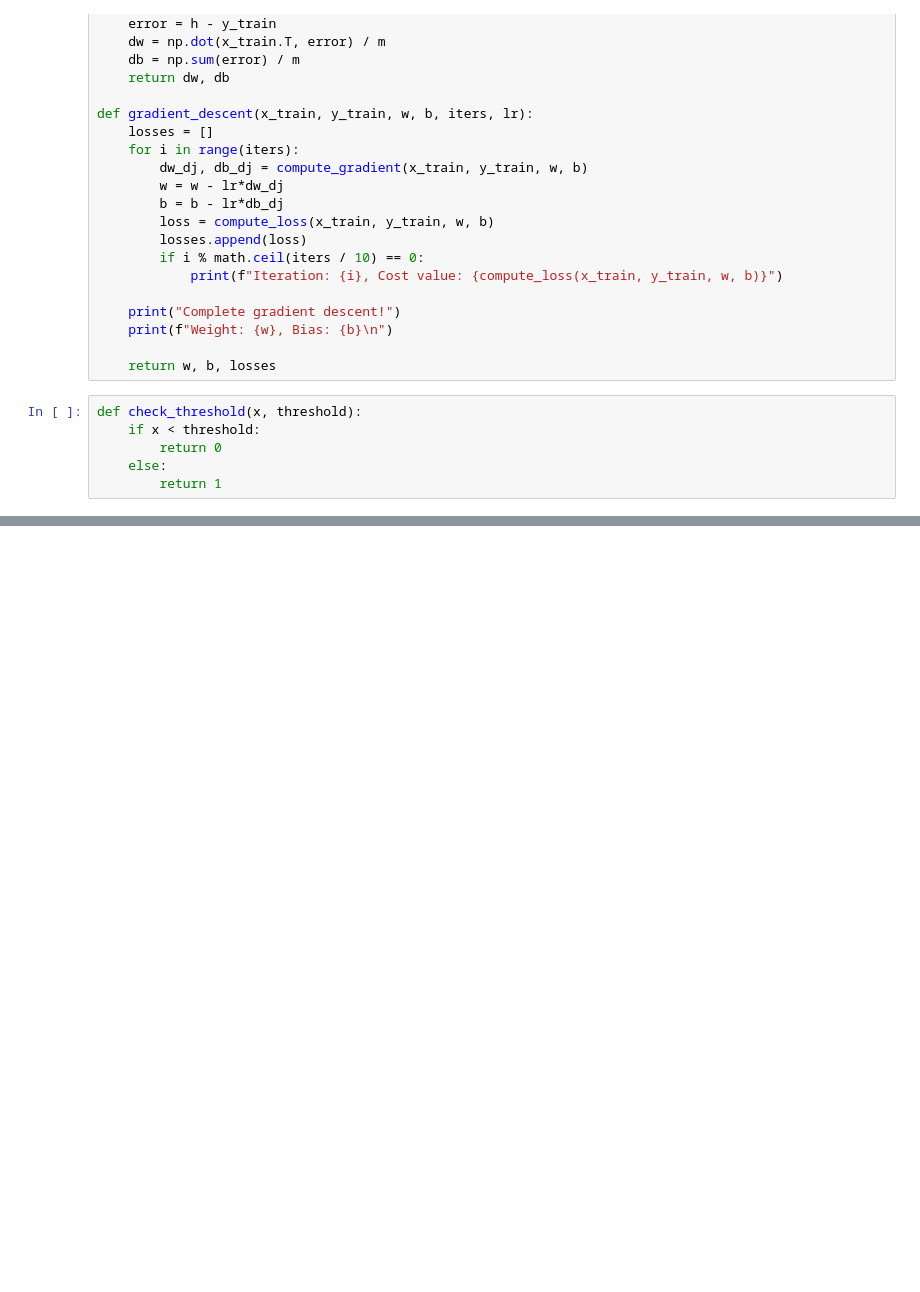
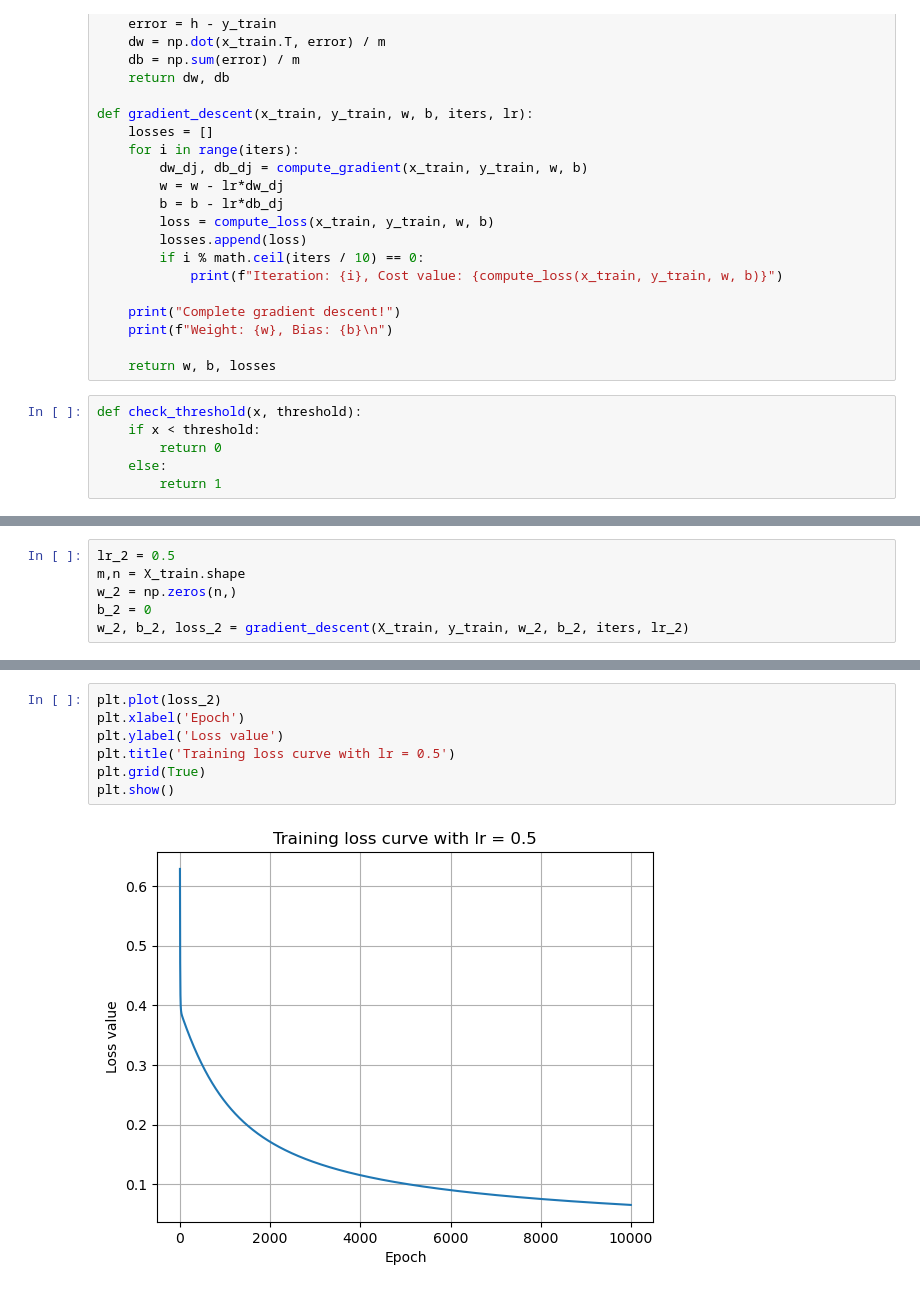
Before and after one commit to quangminh141005/Midterm_Machine_learning, a Jupyter notebook: Spam_mail/Spam_mail.ipynb, the cells around one changed output, grey strips where cells are left out. Cells and saved outputs as stored; diff of their text form; blank space fills up the shorter version.

```diff
--- a/Spam_mail/Spam_mail.ipynb
+++ b/Spam_mail/Spam_mail.ipynb
@@ -218,0 +218,6 @@ Weight: [ 0.01478585  0.00952728  0.0052442  ... -0.00446129 -0.15805026
+# %%
+lr_2 = 0.5
+m,n = X_train.shape
+w_2 = np.zeros(n,)
+b_2 = 0
+w_2, b_2, loss_2 = gradient_descent(X_train, y_train, w_2, b_2, iters, lr_2)
@@ -218,0 +238,9 @@ Weight: [ 0.01478585  0.00952728  0.0052442  ... -0.00446129 -0.15805026
+# %%
+plt.plot(loss_2)
+plt.xlabel('Epoch')
+plt.ylabel('Loss value')
+plt.title('Training loss curve with lr = 0.5')
+plt.grid(True)
+plt.show()
+# %% [output]
+[figure, added]
```
Also changed, not shown: parts of 18 cells of this notebook.
